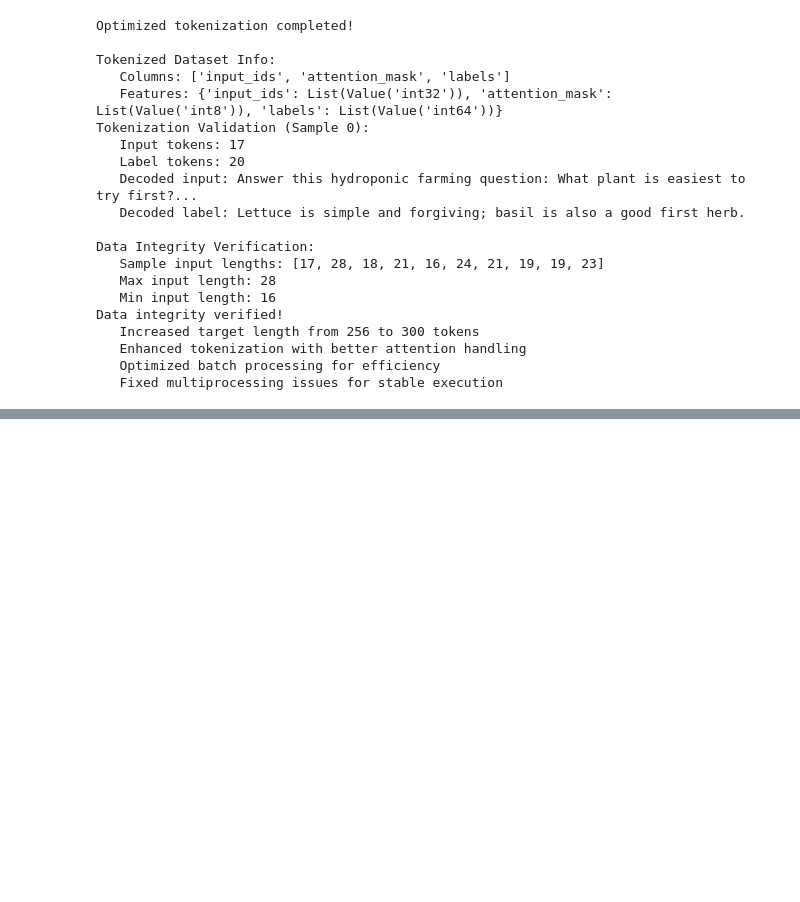
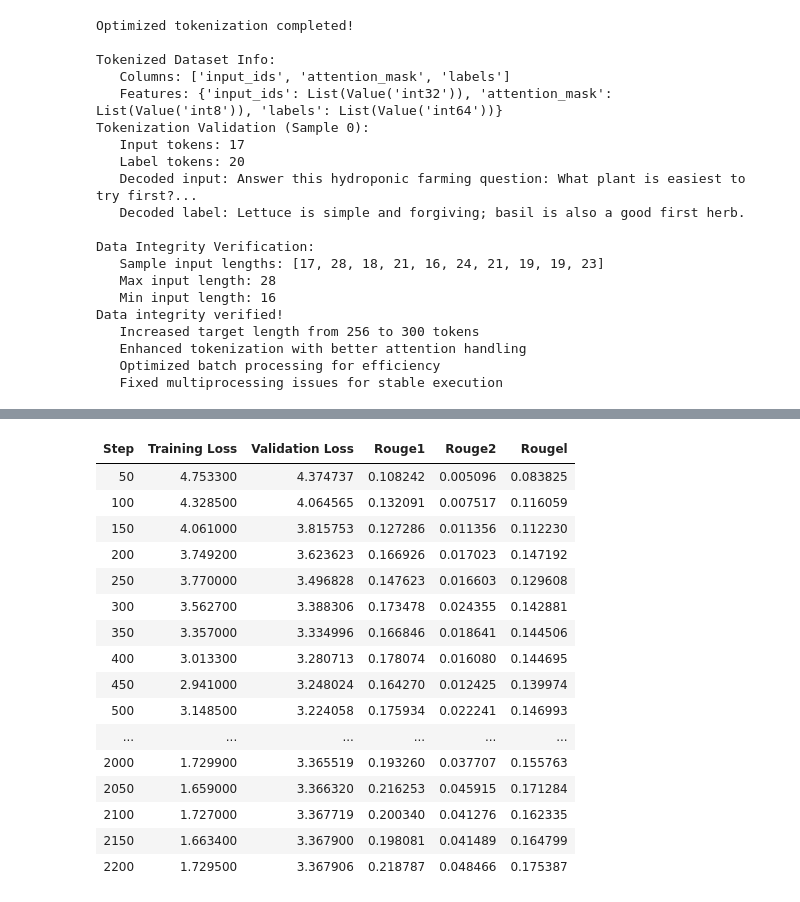
Before and after one commit to Afsaumutoniwase/Farmsmart_growmate_chatbot, a Jupyter notebook: notebooks/flan_t5_hydroponic_chatbot.ipynb, the cells around one changed output, grey strips where cells are left out. Cells and saved outputs as stored; diff of their text form; code cells hidden in the pictures; blank space fills up the shorter version.

```diff
--- a/notebooks/flan_t5_hydroponic_chatbot.ipynb
+++ b/notebooks/flan_t5_hydroponic_chatbot.ipynb
@@ -1215,0 +1067,76 @@ Memory cleaned and model saving completed!
+# %%
+# EXPERIMENT 3: Maximum Training Configuration
+print("EXPERIMENT 3: MAXIMUM CONVERGENCE TRAINING")
+
+# Reload fresh model for Experiment 3
+model_exp3 = T5ForConditionalGeneration.from_pretrained(
+    MODEL_NAME,
+    torch_dtype=torch.float16 if device.type == 'cuda' else torch.float32
+)
+
+# Experiment 3 Configuration
+EXP3_CONFIG = {
+    "epochs": 35,
+    "learning_rate": 5e-5,
+    "batch_size": 8 if device.type == 'cuda' else 4,
+    "gradient_accumulation_steps": 2,
+    "warmup_steps": 250,
+    "eval_steps": 50,
+    "save_steps": 100,
+    "logging_steps": 10
+}
+
+# Training arguments for Experiment 3
+exp3_training_args = TrainingArguments(
+    output_dir=str(MODEL_DIR / "exp3-maxconv-checkpoints"),
+    num_train_epochs=EXP3_CONFIG["epochs"],
+    per_device_train_batch_size=EXP3_CONFIG["batch_size"],
+    per_device_eval_batch_size=EXP3_CONFIG["batch_size"],
+    gradient_accumulation_steps=EXP3_CONFIG["gradient_accumulation_steps"],
+    warmup_steps=EXP3_CONFIG["warmup_steps"],
+    learning_rate=EXP3_CONFIG["learning_rate"],
+    weight_decay=0.02,
+    logging_dir=str(MODEL_DIR / "logs/exp3"),
+    logging_steps=EXP3_CONFIG["logging_steps"],
+    eval_strategy="steps",
+    eval_steps=EXP3_CONFIG["eval_steps"],
+    save_strategy="steps",
+    save_steps=EXP3_CONFIG["save_steps"],
+    save_total_limit=8,
+    load_best_model_at_end=True,
+    metric_for_best_model="eval_loss",
+    greater_is_better=False,
+    report_to="none",
+    fp16=device.type == 'cuda',
+    dataloader_pin_memory=False,
+    remove_unused_columns=False,
+    push_to_hub=False,
+    seed=42,
+    lr_scheduler_type="cosine",
+    max_grad_norm=0.5
+)
+
+# Create trainer for Experiment 3
+exp3_trainer = AdvancedT5Trainer(
+    model=model_exp3,
+    args=exp3_training_args,
+    train_dataset=train_dataset,
+    eval_dataset=val_dataset,
+    tokenizer=tokenizer,
+    data_collator=data_collator,
+    compute_metrics=compute_metrics
+)
+
+print(f"\nExperiment 3 Configuration:")
+print(f"   Epochs: {EXP3_CONFIG['epochs']} (Exp1: 12 -> Exp2: 25 -> Exp3: 35)")
+print(f"   Learning Rate: {EXP3_CONFIG['learning_rate']} (Exp1: 1e-5 -> Exp2: 3e-5 -> Exp3: 5e-5)")
+print(f"   Batch Size: {EXP3_CONFIG['batch_size']}")
+print(f"   Effective Batch Size: {EXP3_CONFIG['batch_size'] * EXP3_CONFIG['gradient_accumulation_steps']}")
+print(f"   Scheduler: cosine")
+
+print(f"\nStarting Experiment 3 training (testing limits)...")
+exp3_results = exp3_trainer.train()
+
+print(f"\nExperiment 3 completed!")
+print(f"Final Training Loss: {exp3_results.training_loss:.4f}")
+# %% [output]
@@ -1215,0 +1154,17 @@ Memory cleaned and model saving completed!
+| Step | Training Loss | Validation Loss | Rouge1 | Rouge2 | Rougel |
+| 50 | 4.753300 | 4.374737 | 0.108242 | 0.005096 | 0.083825 |
+| 100 | 4.328500 | 4.064565 | 0.132091 | 0.007517 | 0.116059 |
+| 150 | 4.061000 | 3.815753 | 0.127286 | 0.011356 | 0.112230 |
+| 200 | 3.749200 | 3.623623 | 0.166926 | 0.017023 | 0.147192 |
+| 250 | 3.770000 | 3.496828 | 0.147623 | 0.016603 | 0.129608 |
+| 300 | 3.562700 | 3.388306 | 0.173478 | 0.024355 | 0.142881 |
+| 350 | 3.357000 | 3.334996 | 0.166846 | 0.018641 | 0.144506 |
+| 400 | 3.013300 | 3.280713 | 0.178074 | 0.016080 | 0.144695 |
+| 450 | 2.941000 | 3.248024 | 0.164270 | 0.012425 | 0.139974 |
+| 500 | 3.148500 | 3.224058 | 0.175934 | 0.022241 | 0.146993 |
+| ... | ... | ... | ... | ... | ... |
+| 2000 | 1.729900 | 3.365519 | 0.193260 | 0.037707 | 0.155763 |
+| 2050 | 1.659000 | 3.366320 | 0.216253 | 0.045915 | 0.171284 |
+| 2100 | 1.727000 | 3.367719 | 0.200340 | 0.041276 | 0.162335 |
+| 2150 | 1.663400 | 3.367900 | 0.198081 | 0.041489 | 0.164799 |
+| 2200 | 1.729500 | 3.367906 | 0.218787 | 0.048466 | 0.175387 |
```
Also changed, not shown: parts of 28 cells of this notebook.
